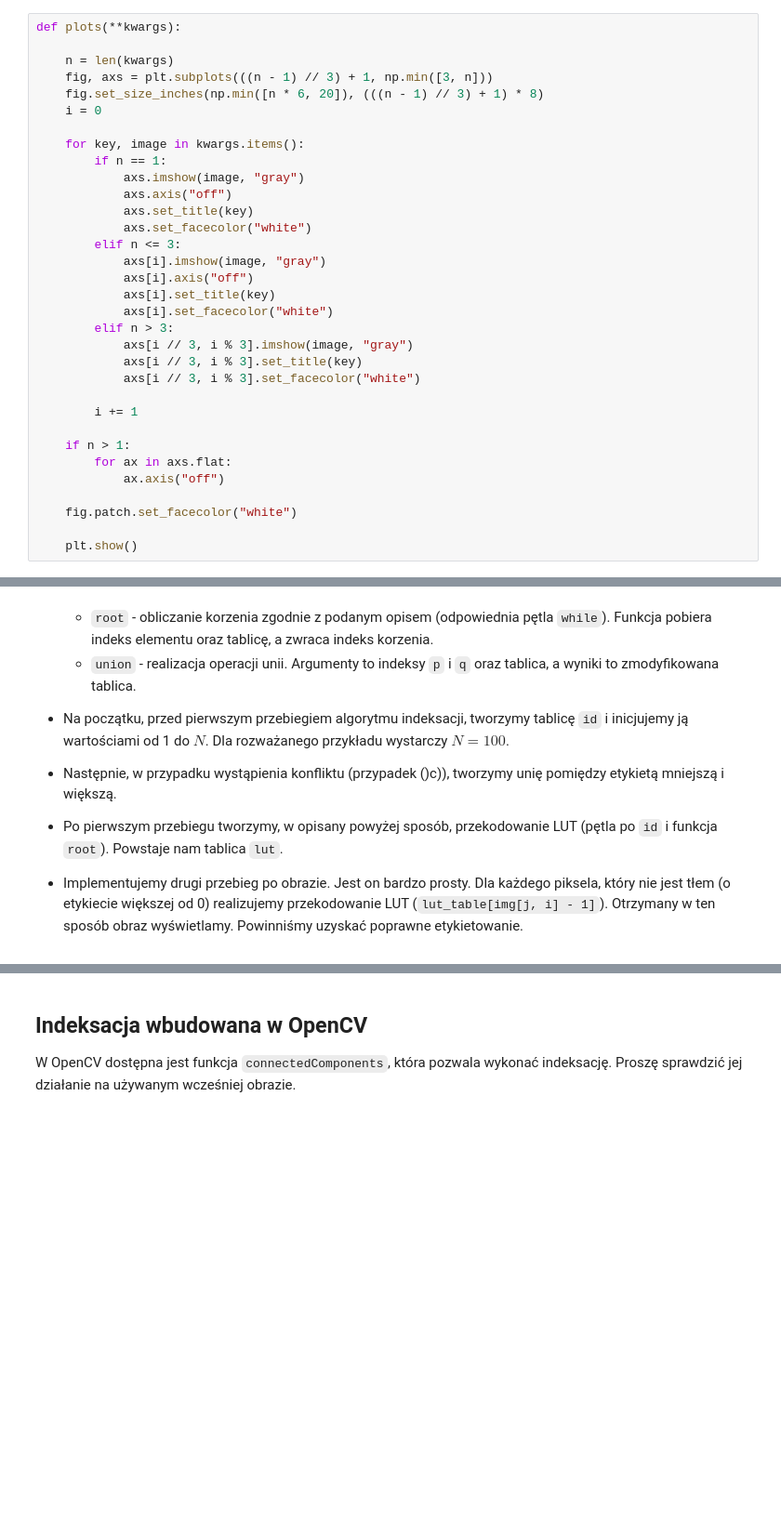
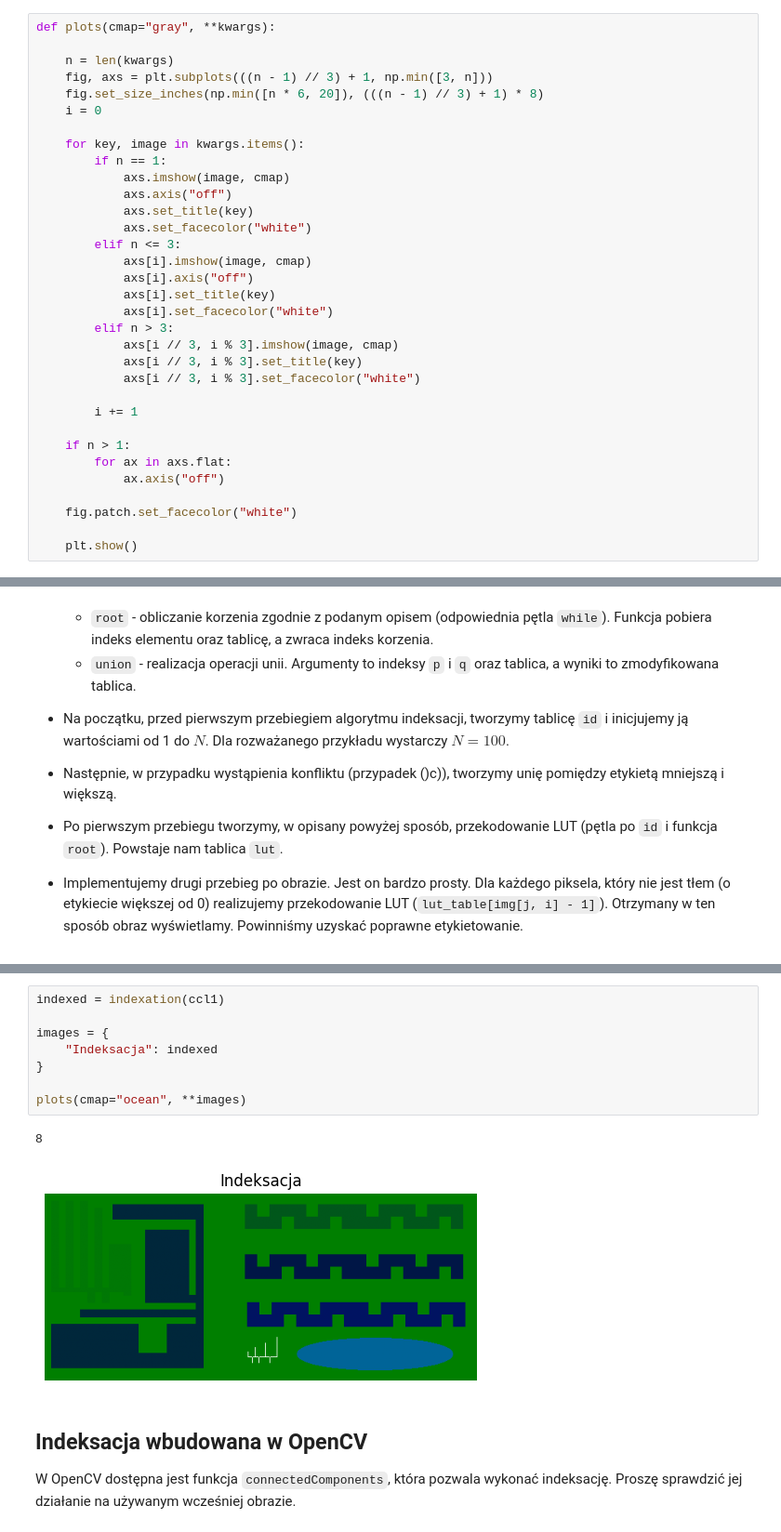
Before and after one commit to DziqG2NK/Przetwarzanie-i-analiza-obraz-w-cyfrowych, a Jupyter notebook: zajecia_6/13_ccl.ipynb, the cells around one changed output, grey strips where cells are left out. Shown at 93% size. Drawn from its saved outputs; the diff is of its cells as text; blank space fills up the shorter version.

Commit message:
Full indexation

```diff
--- a/zajecia_6/13_ccl.ipynb
+++ b/zajecia_6/13_ccl.ipynb
@@ -99,7 +99,7 @@ for fileName in fileNames:
 #
 # Implementacja pierwszego kroku indeksacji
 # %%
-def plots(**kwargs):
+def plots(cmap="gray", **kwargs):
 
     n = len(kwargs)
     fig, axs = plt.subplots(((n - 1) // 3) + 1, np.min([3, n]))
@@ -108,17 +108,17 @@ def plots(**kwargs):
 
     for key, image in kwargs.items():
         if n == 1:
-            axs.imshow(image, "gray")
+            axs.imshow(image, cmap)
             axs.axis("off")
             axs.set_title(key)
             axs.set_facecolor("white")
         elif n <= 3:
-            axs[i].imshow(image, "gray")
+            axs[i].imshow(image, cmap)
             axs[i].axis("off")
             axs[i].set_title(key)
             axs[i].set_facecolor("white")
         elif n > 3:
-            axs[i // 3, i % 3].imshow(image, "gray")
+            axs[i // 3, i % 3].imshow(image, cmap)
             axs[i // 3, i % 3].set_title(key)
             axs[i // 3, i % 3].set_facecolor("white")
 
@@ -322,3 +381,14 @@ Zatem łączymy 5 i 4.
+# %%
+indexed = indexation(ccl1)
+
+images = {
+    "Indeksacja": indexed
+}
+
+plots(cmap="ocean", **images)
+# %% [output]
+8
+[figure, added]
 # %% [markdown]
 ## Indeksacja wbudowana w OpenCV
 
```
Also changed, not shown: parts of 5 cells of this notebook.
